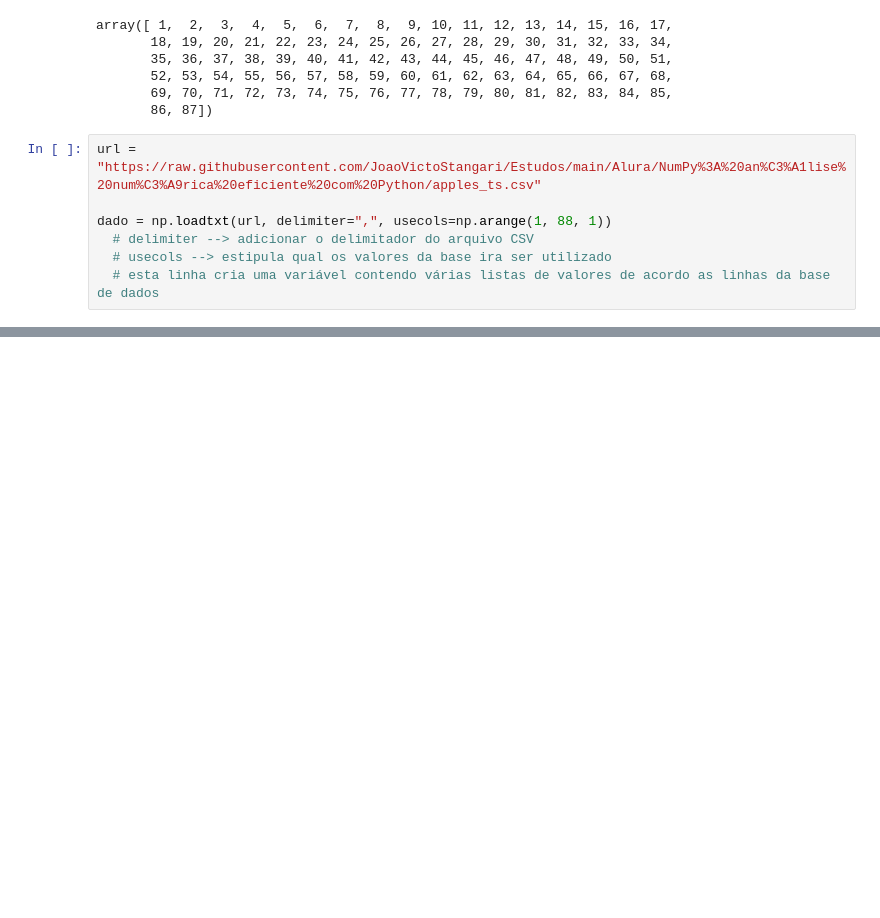
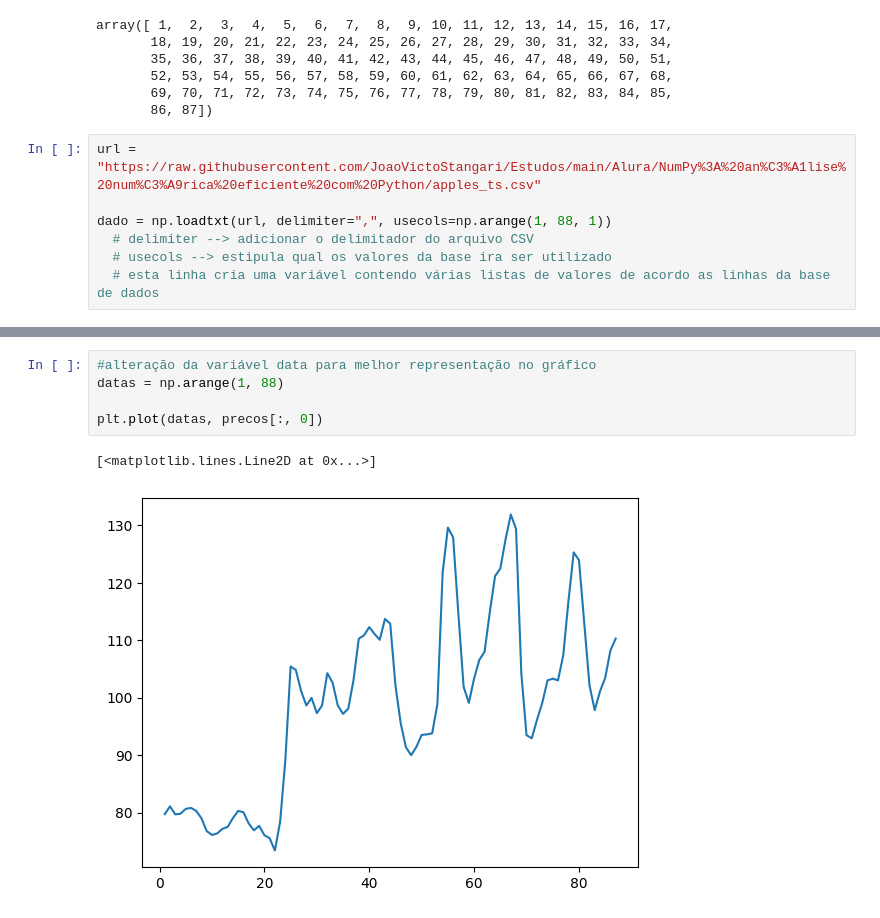
Before and after one commit to JoaoVictoStangari/Estudos, a Jupyter notebook: Alura/NumPy: análise numérica eficiente com Python/NumPy_análise_numérica_eficiente_com_Python.ipynb, the cells around one changed output, grey strips where cells are left out. Drawn from its saved outputs; the diff is of its cells as text; blank space fills up the shorter version.

```diff
--- a/Alura/NumPy: análise numérica eficiente com Python/NumPy_análise_numérica_eficiente_com_Python.ipynb
+++ b/Alura/NumPy: análise numérica eficiente com Python/NumPy_análise_numérica_eficiente_com_Python.ipynb
@@ -23,0 +90,8 @@ dado = np.loadtxt(url, delimiter=",", usecols=np.arange(1, 88, 1))
+# %%
+#alteração da variável data para melhor representação no gráfico
+datas = np.arange(1, 88)
+
+plt.plot(datas, precos[:, 0])
+# %% [output]
+[<matplotlib.lines.Line2D at 0x...>]
+[figure, added]
```
Also changed, not shown: parts of 10 cells of this notebook.
